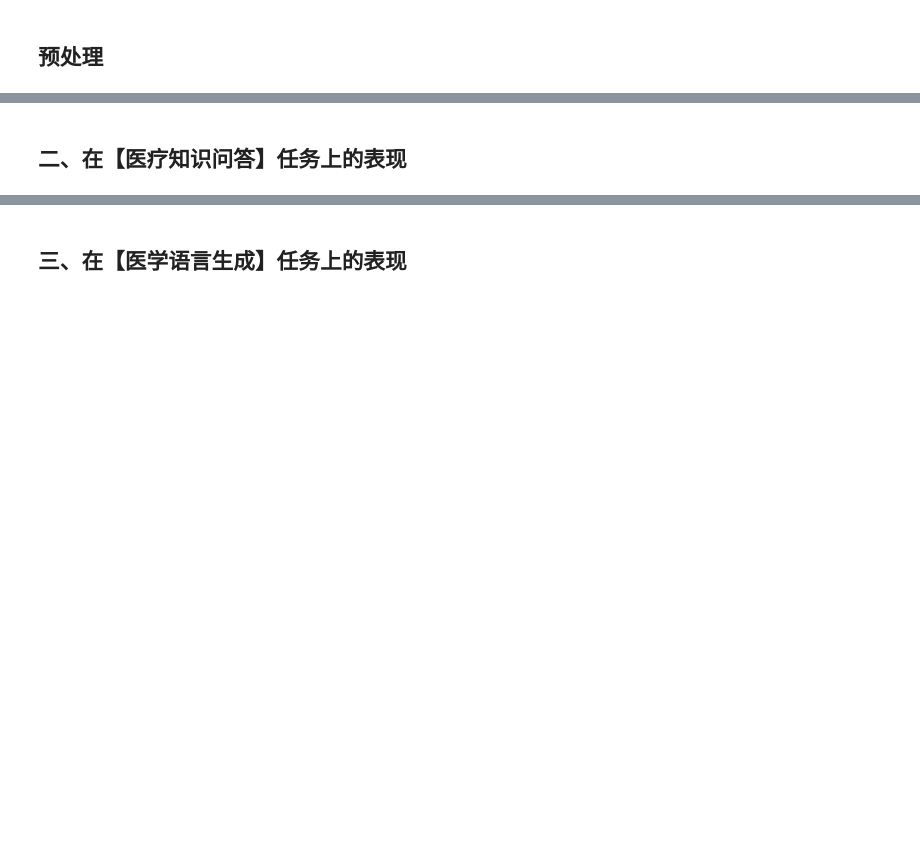
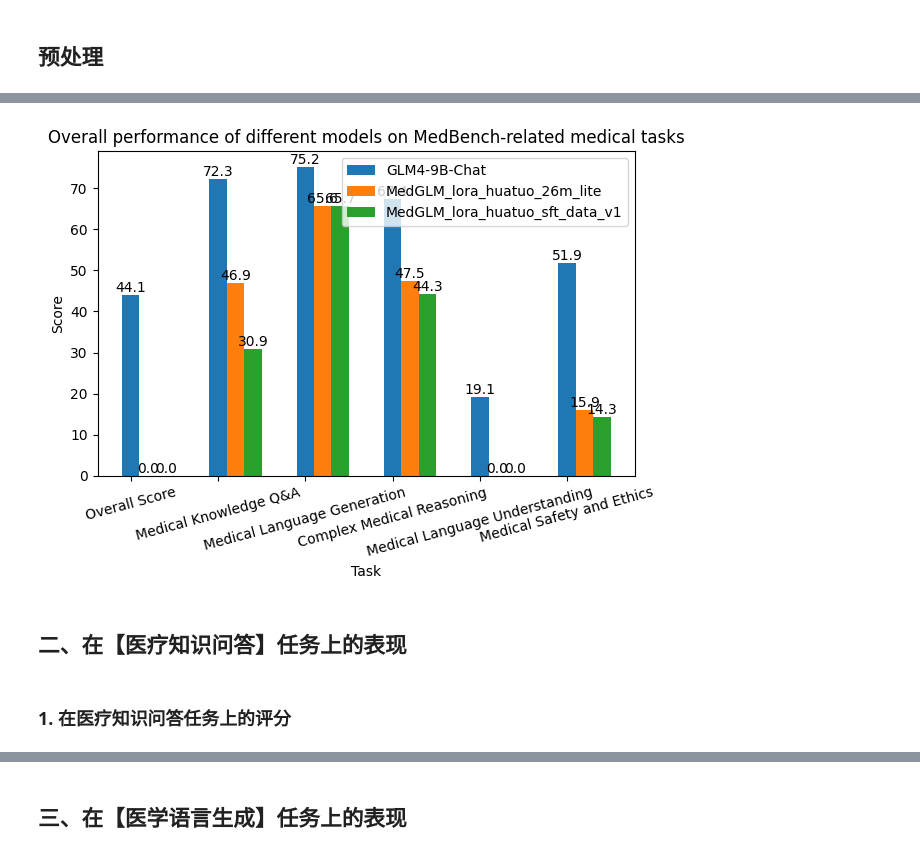
Before and after one commit to longyongchao/medglm-results-visualization, a Jupyter notebook: show_MedBench.ipynb, the cells around one changed output, grey strips where cells are left out. Saved outputs shown, nothing was run; the diff lists cells and outputs as text; code cells hidden in the pictures; blank space fills up the shorter version.

```diff
--- a/show_MedBench.ipynb
+++ b/show_MedBench.ipynb
@@ -31,3 +25,41 @@ font_prop = FontProperties(fname=font_path)
+# %%
+def plot_model_overall_scores(metrics):
+
+    # 从metrics中提取tasks和models
+    tasks = list(metrics[next(iter(metrics))].keys())
+    models = list(metrics.keys())
+
+    # 计算每个模型在每个任务上的得分
+    scores = {model: [metrics[model][task] if isinstance(metrics[model][task], (int, float))
+                       else metrics[model][task].get("Score", 0)
+                       for task in tasks] for model in models}
+
+    # 创建图表
+    x = np.arange(len(tasks))
+    width = 0.2
+
+    fig, ax = plt.subplots()
+
+    # 创建柱状图并保存每个模型的rects
+    bars = []
+    for i, model in enumerate(models):
+        bars.append(ax.bar(x + i * width, scores[model], width, label=model))
+
+    # 在每根柱子上方添加数值标签
+    for bar in bars:
+        for rect in bar:
+            height = rect.get_height()
+            ax.text(rect.get_x() + rect.get_width() / 2, height, round(height, 1), ha='center', va='bottom')
+
+    ax.set_xlabel('Task')
+    ax.set_ylabel('Score')
+    ax.set_title('Overall performance of different models on MedBench-related medical tasks')
+    ax.set_xticks(x)
+    ax.set_xticklabels(tasks, rotation=15)
+    ax.legend()
+
+    fig.tight_layout()
+    plt.show()
 # %%
 def plot_model_scores(metric, task_name):
     # 提取模型和数据集信息
@@ -152,3 +165,9 @@ plt.show()
+# %%
+plot_model_overall_scores(metrics)
+# %% [output]
+[figure, added]
 # %% [markdown]
 ## 二、在【医疗知识问答】任务上的表现
+# %% [markdown]
+### 1. 在医疗知识问答任务上的评分
 # %%
```
Also changed, not shown: parts of 12 cells of this notebook, 1 other file.
